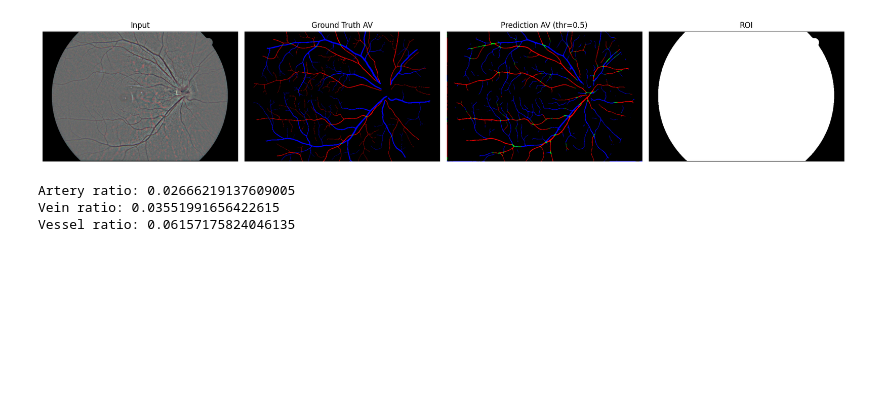
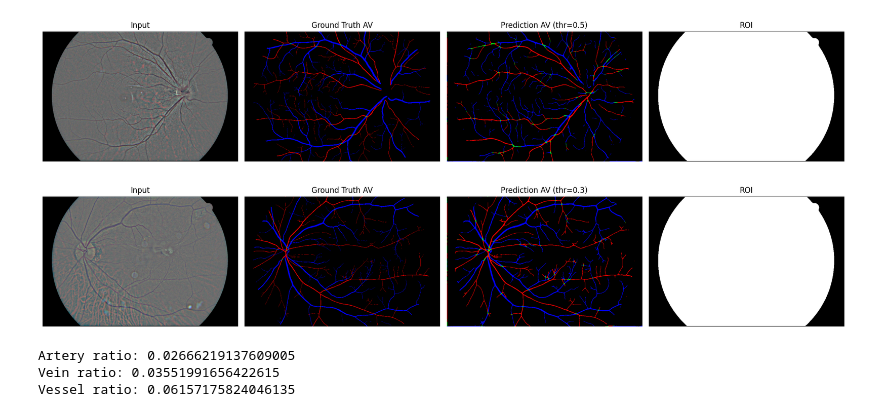
Before and after one commit to tanishhhk/AV_Segmentation, a Jupyter notebook: 11_fullNfinal.ipynb, the cells around one changed output. Drawn from its saved outputs; the diff is of its cells as text; code cells hidden in the pictures; blank space fills up the shorter version.

```diff
--- a/11_fullNfinal.ipynb
+++ b/11_fullNfinal.ipynb
@@ -613,6 +613,10 @@ visualize_av_prediction(model, train_loader, threshold=0.5)
 visualize_av_prediction(model, val_loader, threshold=0.5)
 # %% [output]
 [figure]
+# %%
+visualize_av_prediction(model, train_loader, threshold=0.3)
+# %% [output]
+[figure, added]
 # %%
 images, targets, rois = next(iter(train_loader))
 
```
Also changed, not shown: parts of 5 cells of this notebook.
